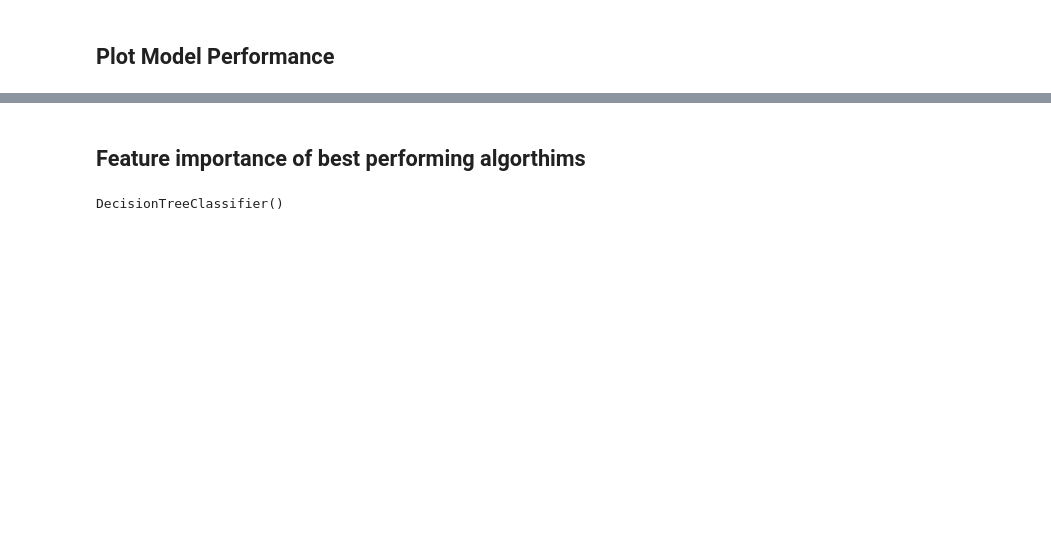
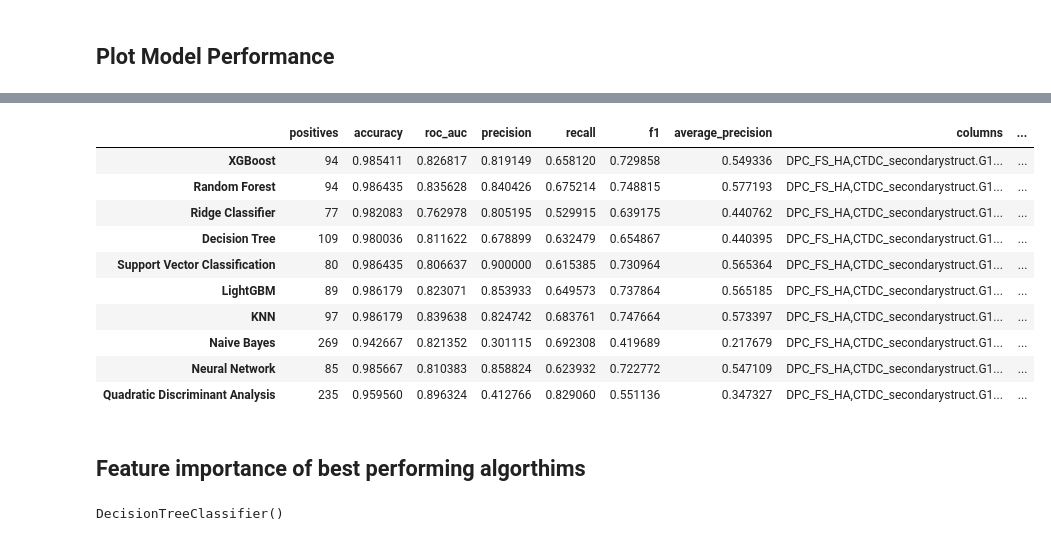
Before and after one commit to A-Andrews/ukase_data_challenge, a Jupyter notebook: machine_learning/ml_feature_importance.ipynb, the cells around one changed output, grey strips where cells are left out. Drawn from its saved outputs; the diff is of its cells as text; code cells hidden in the pictures; blank space fills up the shorter version.

```diff
--- a/machine_learning/ml_feature_importance.ipynb
+++ b/machine_learning/ml_feature_importance.ipynb
@@ -176,3 +178,25 @@ plot_model_results(results)
+# %%
+# output results
+results_to_be_saved = (
+    pd.DataFrame.from_dict(data=results, orient="index")
+)
+results_to_be_saved["columns"] = ",".join(X.columns.to_list())
+results_to_be_saved["permutation_importance"] = None
+results_to_be_saved["feature_importance"] = None
+results_to_be_saved["shap"] = None
+results_to_be_saved
+# %% [output]
+|  | positives | accuracy | roc_auc | precision | recall | f1 | average_precision | columns | ... |
+| XGBoost | 94 | 0.985411 | 0.826817 | 0.819149 | 0.658120 | 0.729858 | 0.549336 | DPC_FS_HA,CTDC_secondarystruct.G1... | ... |
+| Random Forest | 94 | 0.986435 | 0.835628 | 0.840426 | 0.675214 | 0.748815 | 0.577193 | DPC_FS_HA,CTDC_secondarystruct.G1... | ... |
+| Ridge Classifier | 77 | 0.982083 | 0.762978 | 0.805195 | 0.529915 | 0.639175 | 0.440762 | DPC_FS_HA,CTDC_secondarystruct.G1... | ... |
+| Decision Tree | 109 | 0.980036 | 0.811622 | 0.678899 | 0.632479 | 0.654867 | 0.440395 | DPC_FS_HA,CTDC_secondarystruct.G1... | ... |
+| Support Vector Classification | 80 | 0.986435 | 0.806637 | 0.900000 | 0.615385 | 0.730964 | 0.565364 | DPC_FS_HA,CTDC_secondarystruct.G1... | ... |
+| LightGBM | 89 | 0.986179 | 0.823071 | 0.853933 | 0.649573 | 0.737864 | 0.565185 | DPC_FS_HA,CTDC_secondarystruct.G1... | ... |
+| KNN | 97 | 0.986179 | 0.839638 | 0.824742 | 0.683761 | 0.747664 | 0.573397 | DPC_FS_HA,CTDC_secondarystruct.G1... | ... |
+| Naive Bayes | 269 | 0.942667 | 0.821352 | 0.301115 | 0.692308 | 0.419689 | 0.217679 | DPC_FS_HA,CTDC_secondarystruct.G1... | ... |
+| Neural Network | 85 | 0.985667 | 0.810383 | 0.858824 | 0.623932 | 0.722772 | 0.547109 | DPC_FS_HA,CTDC_secondarystruct.G1... | ... |
+| Quadratic Discriminant Analysis | 235 | 0.959560 | 0.896324 | 0.412766 | 0.829060 | 0.551136 | 0.347327 | DPC_FS_HA,CTDC_secondarystruct.G1... | ... |
 # %% [markdown]
 ## Feature importance of best performing algorthims
 # %%
```
Also changed, not shown: parts of 17 cells of this notebook, 3 other files.
